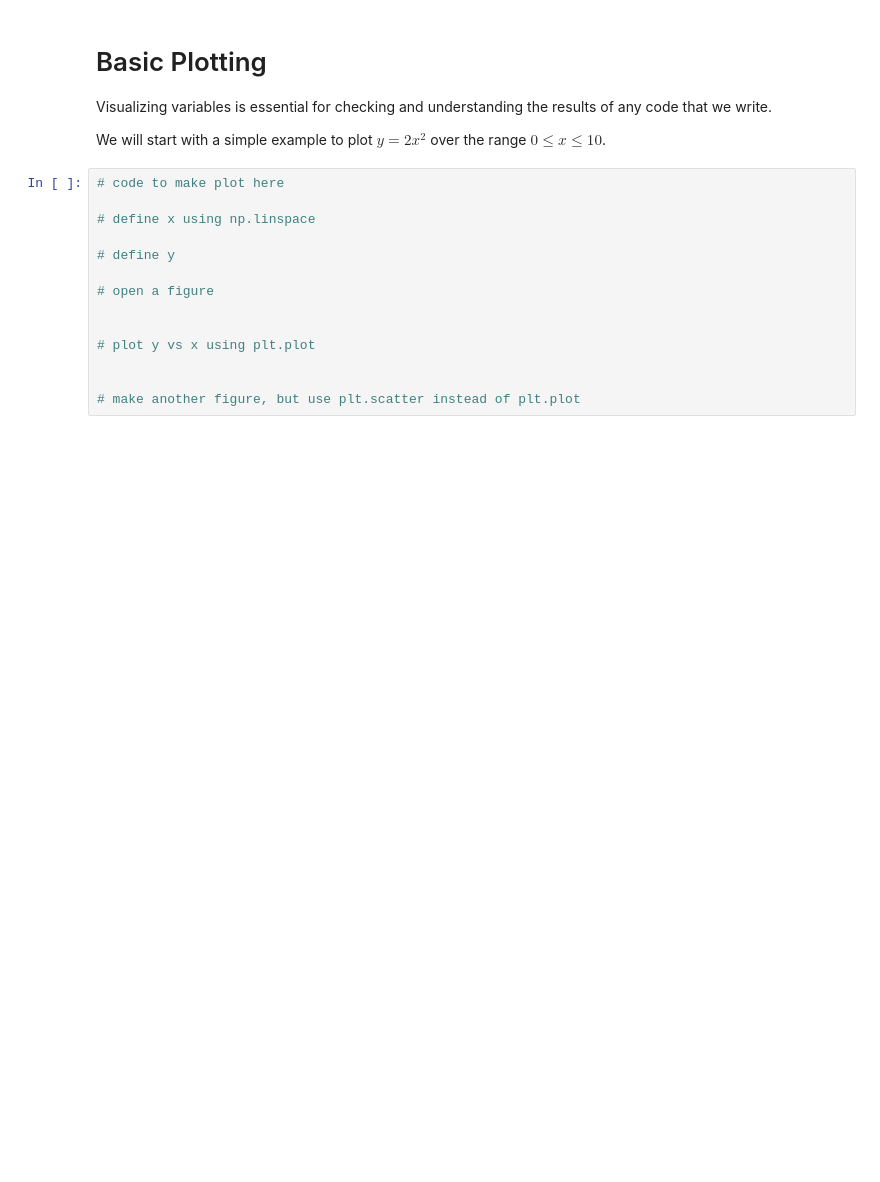
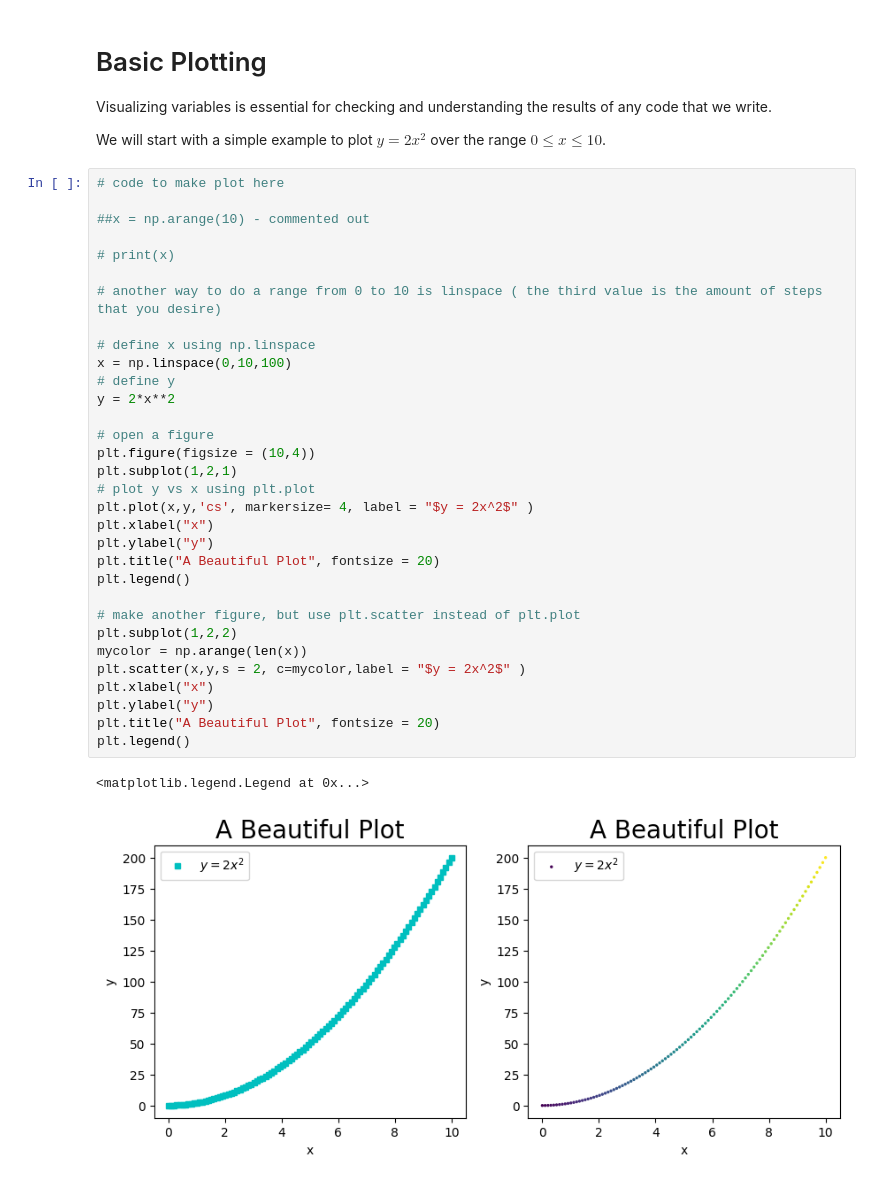
Before and after one commit to etienne-herron/CompPhys, a Jupyter notebook: Etienne_Herron_00_python_intro_student.ipynb, the cells around one changed output. Cells and saved outputs as stored; diff of their text form; blank space fills up the shorter version.

```diff
--- a/Etienne_Herron_00_python_intro_student.ipynb
+++ b/Etienne_Herron_00_python_intro_student.ipynb
@@ -121,17 +209,38 @@ Visualizing variables is essential for checking and understanding the results
 of any code that we write.
 
 We will start with a simple example to plot $y = 2 x^2$ over the range $0 \le x \le 10$.
-# %%
-# code to make plot here
-
-# define x using np.linspace
-
-# define y
-
-# open a figure
-
-
-# plot y vs x using plt.plot
-
-
-# make another figure, but use plt.scatter instead of plt.plot
+# %%
+# code to make plot here
+
+##x = np.arange(10) - commented out
+
+# print(x)
+
+# another way to do a range from 0 to 10 is linspace ( the third value is the amount of steps that you desire)
+
+# define x using np.linspace
+x = np.linspace(0,10,100)
+# define y
+y = 2*x**2
+
+# open a figure
+plt.figure(figsize = (10,4))
+plt.subplot(1,2,1)
+# plot y vs x using plt.plot
+plt.plot(x,y,'cs', markersize= 4, label = "$y = 2x^2$" )
+plt.xlabel("x")
+plt.ylabel("y")
+plt.title("A Beautiful Plot", fontsize = 20)
+plt.legend()
+
+# make another figure, but use plt.scatter instead of plt.plot
+plt.subplot(1,2,2)
+mycolor = np.arange(len(x))
+plt.scatter(x,y,s = 2, c=mycolor,label = "$y = 2x^2$" )
+plt.xlabel("x")
+plt.ylabel("y")
+plt.title("A Beautiful Plot", fontsize = 20)
+plt.legend()
+# %% [output]
+<matplotlib.legend.Legend at 0x...>
+[figure, added]
```
Also changed, not shown: parts of 21 cells of this notebook.
